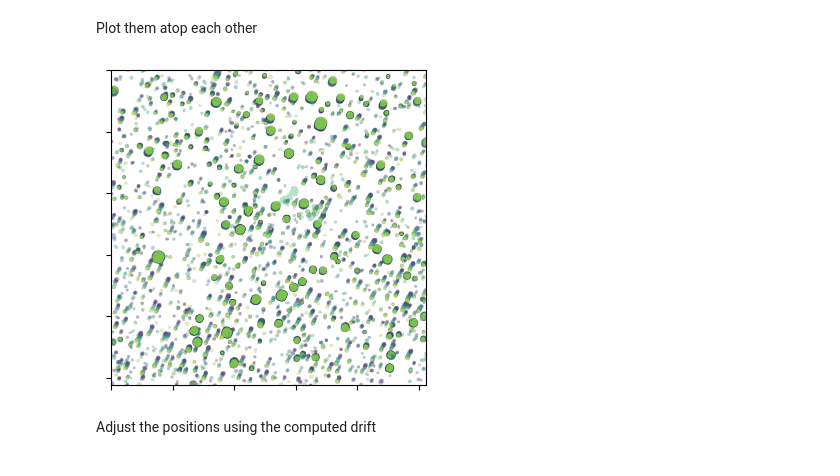
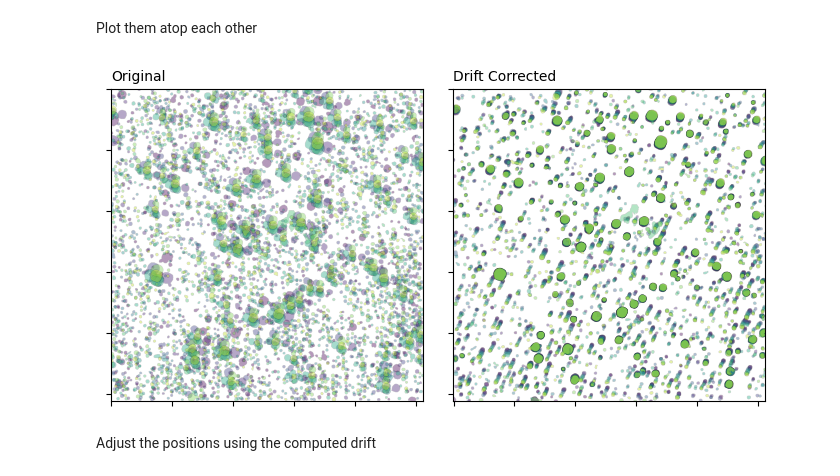
Before and after one commit to globus-labs/real-time-defect-analysis, a Jupyter notebook: notebooks/tilt-series/0_label-and-track-voids.ipynb, the cells around one changed output. Saved outputs shown, nothing was run; the diff lists cells and outputs as text; code cells hidden in the pictures.

```diff
--- a/notebooks/tilt-series/0_label-and-track-voids.ipynb
+++ b/notebooks/tilt-series/0_label-and-track-voids.ipynb
@@ -28,7 +28,7 @@ for image in Path('images/').glob('tilt*.png'):
         'path': str(image),
         'frame': int(image.name[4:-4])
     })
-images = pd.DataFrame(images).sort_values('frame')
+images = pd.DataFrame(images).sort_values('frame', ignore_index=True)
 print(f'Loaded {len(images)} from tilt series')
 # %% [output]
 Loaded 10 from tilt series
@@ -85,7 +85,7 @@ for i in range(len(results)):
     image_i = convert_labeled_image_to_mask(results['labeled_img'].iloc[i])
     for j in range(i):
         image_j = convert_labeled_image_to_mask(results['labeled_img'].iloc[j])
-        drift = compute_drift_from_images(image_i, image_j)
+        drift = compute_drift_from_image_pair(image_i, image_j)
         drifts_in[pos, i] = 1
         drifts_in[pos, j] = -1
         drifts_out[pos, :] = drift
@@ -124,29 +97,38 @@ fig.tight_layout()
 # %% [markdown]
 Plot them atop each other
 # %%
-n_rows = len(results) // 5
-fig, ax = plt.subplots(figsize=(3.5, 3.5))
+fig, axs = plt.subplots(1, 2, figsize=(7, 3.5))
 
 cmap = colormaps['viridis']
 for i, (frame, drift) in enumerate(zip(results['labeled_img'], drifts)):
+    # Plot the undrifted side
+    mask = convert_labeled_image_to_mask(frame)
+    image = np.zeros((*mask.shape, 4))
+    is_object = (mask > 0)
+    image[is_object, :] = cmap(i / len(results), alpha=0.4)
+    axs[0].imshow(image)
+
     # Make mask then adjust with the drift
-    mask = convert_labeled_image_to_mask(frame)
     mask_shifted = warp(mask, AffineTransform(translation=-drift))
 
     # Make a image read
     image = np.zeros((*mask.shape, 4))
     is_object = (mask_shifted > 0)
     image[is_object, :] = cmap(i / len(results), alpha=0.4)
 
-    ax.imshow(image)
+    axs[1].imshow(image)
 
-ax.set_yticklabels([])
-ax.set_xticklabels([])
+for ax in axs:
+    ax.set_yticklabels([])
+    ax.set_xticklabels([])
 
+axs[0].set_title('Original', loc='left', fontsize=10)
+axs[1].set_title('Drift Corrected', loc='left', fontsize=10)
+
+fig.tight_layout()
 fig.savefig('images/all-frames-atop.png', dpi=320)
-fig.tight_layout()
 # %% [output]
-[figure, old version]
+[figure, new version]
 # %% [markdown]
 Adjust the positions using the computed drift
 # %%
```
Also changed, not shown: parts of 10 cells of this notebook, 8 other files.
